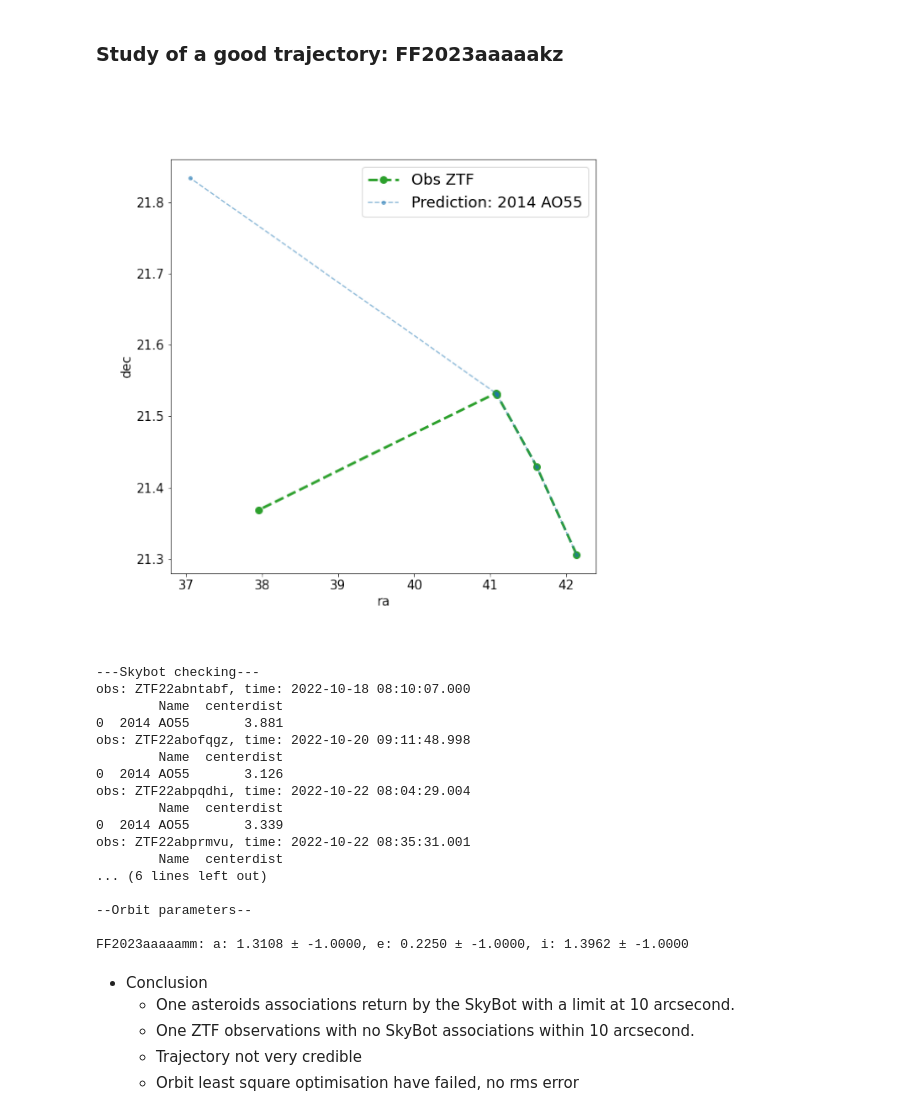
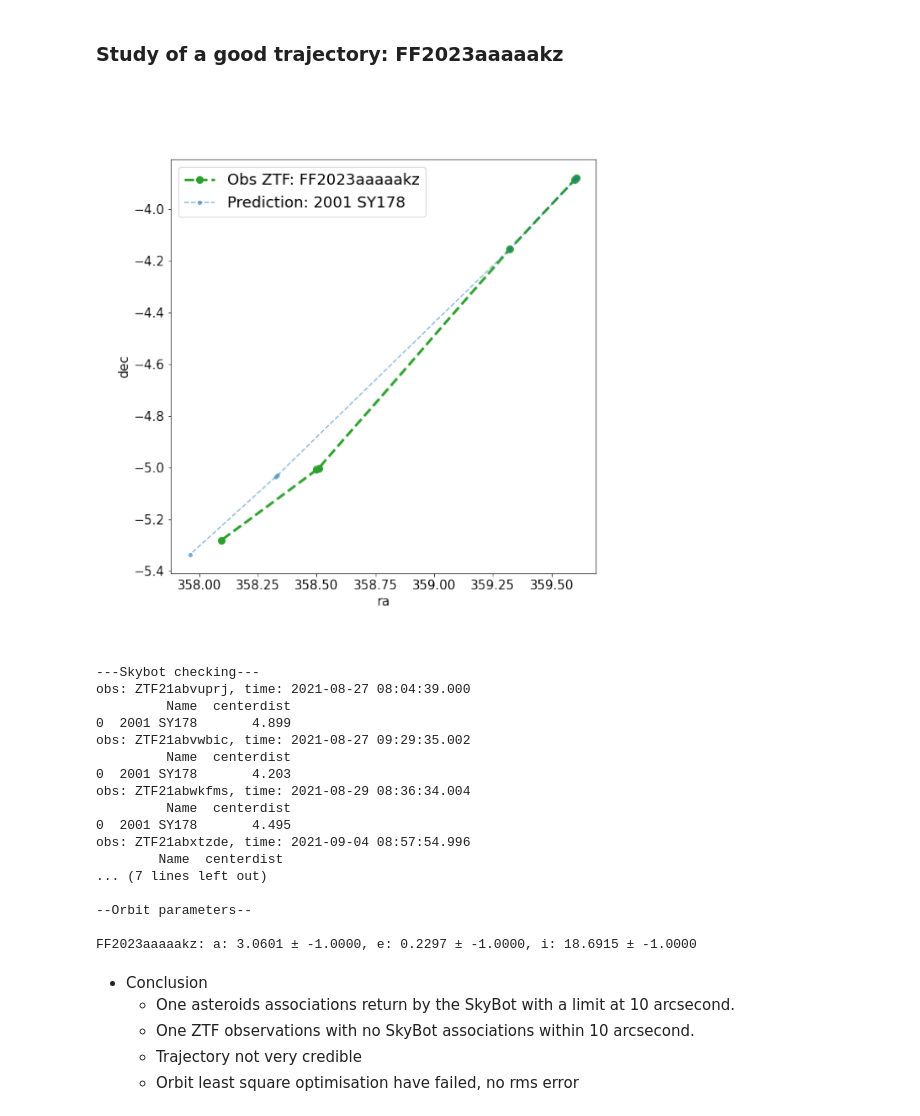
Before and after one commit to FusRoman/fink-fat, a Jupyter notebook: notebook/results_analysis/skybot_deviation.ipynb, the cells around one changed output. Cells and saved outputs as stored; diff of their text form; code cells hidden in the pictures.

```diff
--- a/notebook/results_analysis/skybot_deviation.ipynb
+++ b/notebook/results_analysis/skybot_deviation.ipynb
@@ -123,7 +123,7 @@ for ssoCandId in not_pure_traj["ssoCandId"].unique():
         # print("\t\tSeparation with ZTF alerts: ", sep_skybot_assoc)
 
 
-    # u.plot_ff_error(ssoCandId, obs, *list_pred)
+    u.plot_ff_error(ssoCandId, obs, *list_pred)
     # print("-----")
     # print()
 # %%
@@ -199,55 +199,57 @@ FF2023aaaaaff: a: 2.1362 ± 0.0310, e: 0.2100 ± 0.0037, i: 5.9348 ± 0.1689
 # %% [markdown]
 ### Study of a good trajectory: FF2023aaaaakz
 # %%
-ssoCandGood = "FF2023aaaaamm"
+ssoCandGood = "FF2023aaaaakz"
 
 good_traj_data = skybot_ephem_orb[skybot_ephem_orb["ssoCandId"] == ssoCandGood]
 
 image = plt.imread("skybot_deviation_plot/{}.png".format(ssoCandGood))
 fig, ax = plt.subplots(figsize=(12, 12))
 im = ax.imshow(image)
 ax.axis('off')
 plt.show()
 
 # skybot verification
 
 print()
 print("---Skybot checking---")
+sep_dist = dict()
 for objectId, ra, dec, jd in zip(
     good_traj_data["objectId"].values, good_traj_data["ra"].values, good_traj_data["dec"].values, good_traj_data["jd"].values):
 
     print("obs: {}, time: {}".format(objectId, Time(jd, format="jd").iso))
     try:
         coord = SkyCoord(ra, dec, unit=ut.degree)
         epoch = Time(jd, format="jd")
         results = Skybot.cone_search(coord, 10*ut.arcsec, epoch).to_pandas()[["Name", "centerdist"]]
         print(results)
+        v = sep_dist.get("Name", )
     except RuntimeError:
         print("no skybot counterparts")
 
 print()
 print("--Orbit parameters--")
 print()
 print_orb_err(ssoCandGood)
 # %% [output]
-[figure, old version]
+[figure, new version]
 ---Skybot checking---
-obs: ZTF22abntabf, time: 2022-10-18 08:10:07.000
+obs: ZTF21abvuprj, time: 2021-08-27 08:04:39.000
+         Name  centerdist
+0  2001 SY178       4.899
+obs: ZTF21abvwbic, time: 2021-08-27 09:29:35.002
+         Name  centerdist
+0  2001 SY178       4.203
+obs: ZTF21abwkfms, time: 2021-08-29 08:36:34.004
+         Name  centerdist
+0  2001 SY178       4.495
+obs: ZTF21abxtzde, time: 2021-09-04 08:57:54.996
         Name  centerdist
-0  2014 AO55       3.881
-obs: ZTF22abofqgz, time: 2022-10-20 09:11:48.998
-        Name  centerdist
-0  2014 AO55       3.126
-obs: ZTF22abpqdhi, time: 2022-10-22 08:04:29.004
-        Name  centerdist
-0  2014 AO55       3.339
-obs: ZTF22abprmvu, time: 2022-10-22 08:35:31.001
-        Name  centerdist
-... (6 lines left out)
+... (7 lines left out)
 
 --Orbit parameters--
 
-FF2023aaaaamm: a: 1.3108 ± -1.0000, e: 0.2250 ± -1.0000, i: 1.3962 ± -1.0000
+FF2023aaaaakz: a: 3.0601 ± -1.0000, e: 0.2297 ± -1.0000, i: 18.6915 ± -1.0000
 # %% [markdown]
 - Conclusion
     * One asteroids associations return by the SkyBot with a limit at 10 arcsecond.
```
Also changed, not shown: parts of 6 cells of this notebook, 1 other file.
